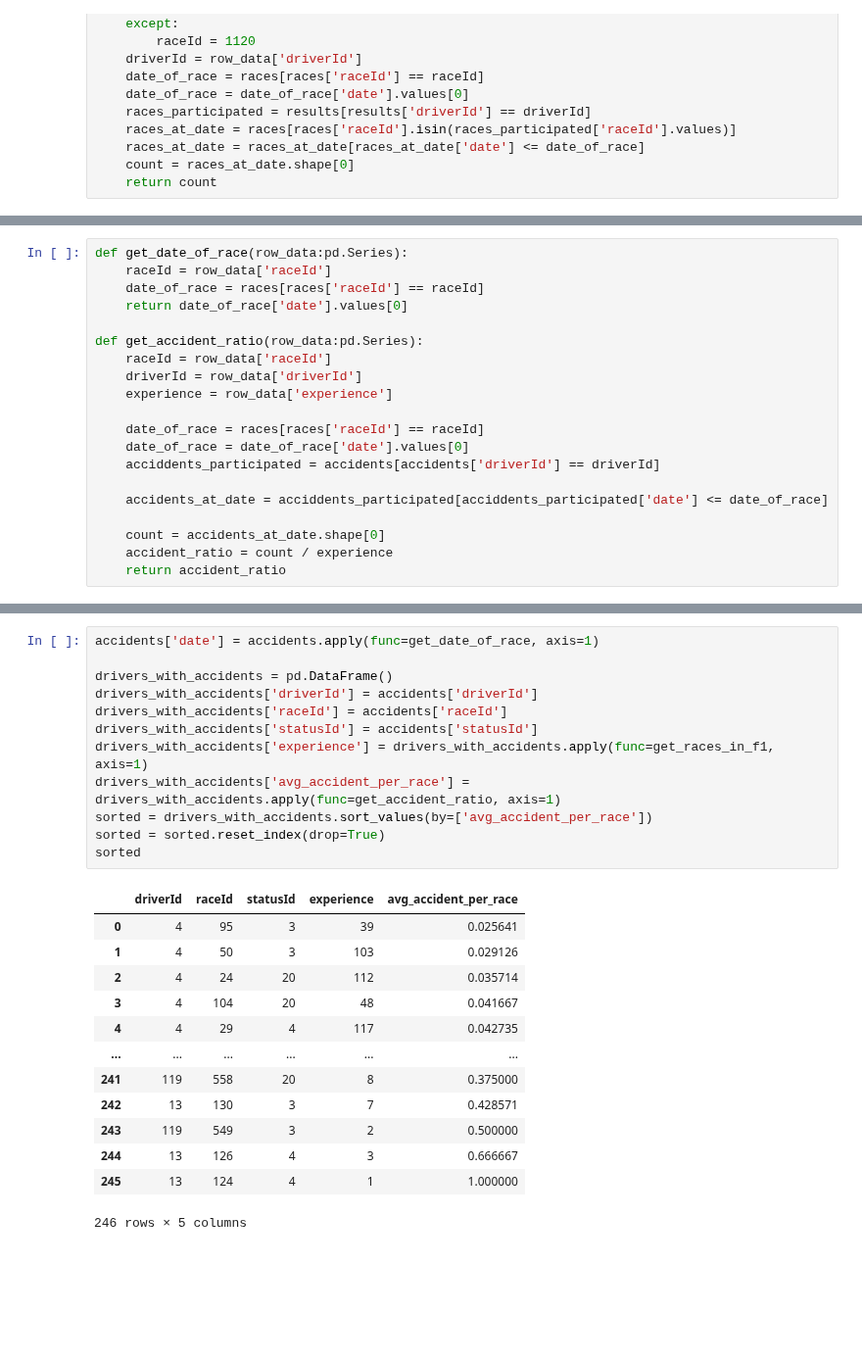
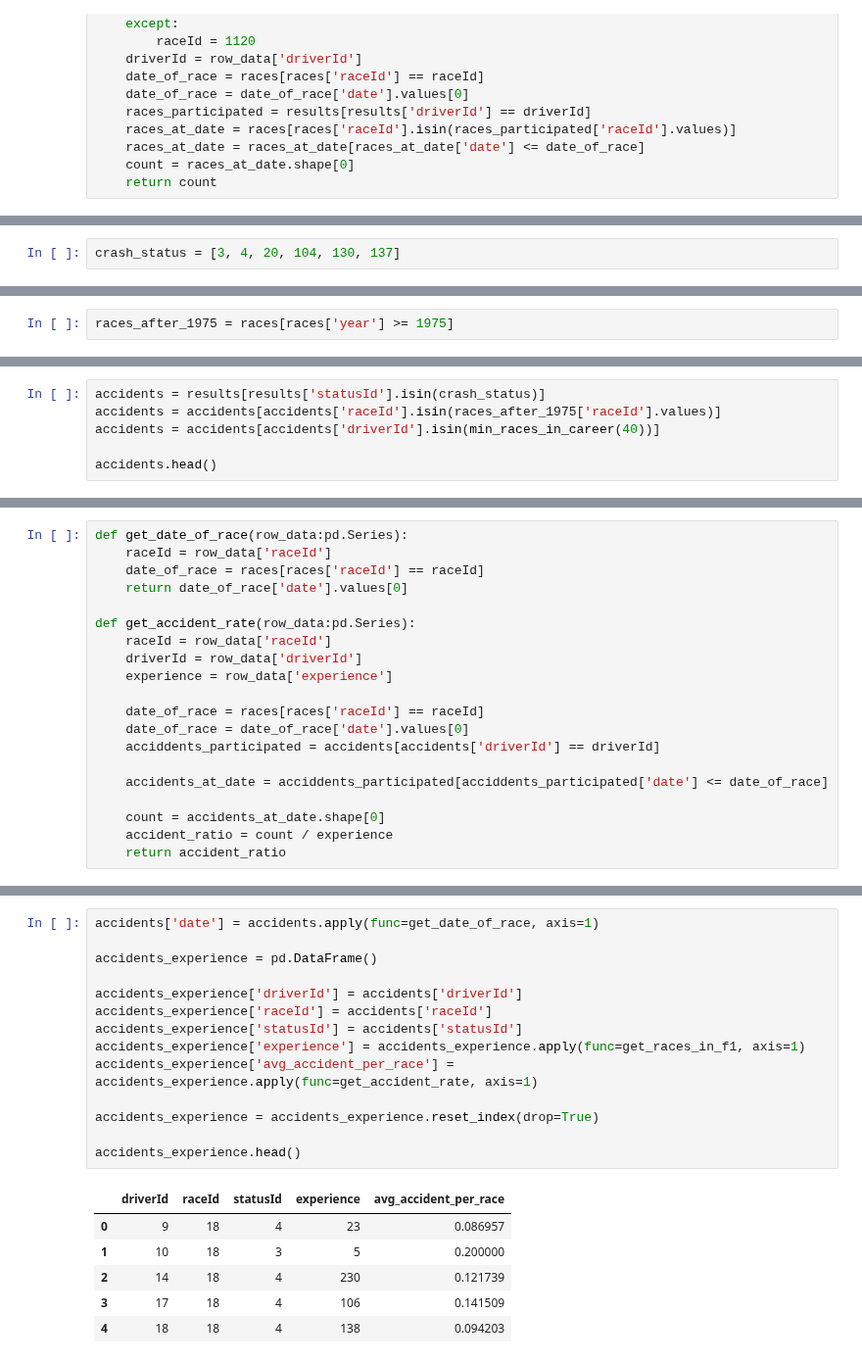
Before and after one commit to MatthewFoster02/The-Formula-Behind-Formula-1-Driven-By-Data, a Jupyter notebook: src/question_1.ipynb, the cells around one changed output, grey strips where cells are left out. Shown at 98% size. Saved outputs shown, nothing was run; the diff lists cells and outputs as text; blank space fills up the shorter version.

```diff
--- a/src/question_1.ipynb
+++ b/src/question_1.ipynb
@@ -109,0 +112,2 @@ def get_races_in_f1(row_data:pd.Series):
+# %%
+crash_status = [3, 4, 20, 104, 130, 137]
@@ -136,0 +125,2 @@ accidents.sort_values(by=['driverId'])
+# %%
+races_after_1975 = races[races['year'] >= 1975]
@@ -136,0 +129,6 @@ accidents.sort_values(by=['driverId'])
+# %%
+accidents = results[results['statusId'].isin(crash_status)]
+accidents = accidents[accidents['raceId'].isin(races_after_1975['raceId'].values)]
+accidents = accidents[accidents['driverId'].isin(min_races_in_career(40))]
+
+accidents.head()
@@ -140,7 +147,7 @@ def get_date_of_race(row_data:pd.Series):
     date_of_race = races[races['raceId'] == raceId]
     return date_of_race['date'].values[0]
 
-def get_accident_ratio(row_data:pd.Series):
+def get_accident_rate(row_data:pd.Series):
     raceId = row_data['raceId']
     driverId = row_data['driverId']
     experience = row_data['experience']
@@ -157,26 +166,21 @@ def get_accident_ratio(row_data:pd.Series):
 # %%
 accidents['date'] = accidents.apply(func=get_date_of_race, axis=1)
 
-drivers_with_accidents = pd.DataFrame()
-drivers_with_accidents['driverId'] = accidents['driverId']
-drivers_with_accidents['raceId'] = accidents['raceId']
-drivers_with_accidents['statusId'] = accidents['statusId']
-drivers_with_accidents['experience'] = drivers_with_accidents.apply(func=get_races_in_f1, axis=1)
-drivers_with_accidents['avg_accident_per_race'] = drivers_with_accidents.apply(func=get_accident_ratio, axis=1)
-sorted = drivers_with_accidents.sort_values(by=['avg_accident_per_race'])
-sorted = sorted.reset_index(drop=True)
-sorted
+accidents_experience = pd.DataFrame()
+
+accidents_experience['driverId'] = accidents['driverId']
+accidents_experience['raceId'] = accidents['raceId']
+accidents_experience['statusId'] = accidents['statusId']
+accidents_experience['experience'] = accidents_experience.apply(func=get_races_in_f1, axis=1)
+accidents_experience['avg_accident_per_race'] = accidents_experience.apply(func=get_accident_rate, axis=1)
+
+accidents_experience = accidents_experience.reset_index(drop=True)
+
+accidents_experience.head()
 # %% [output]
 |  | driverId | raceId | statusId | experience | avg_accident_per_race |
-| 0 | 4 | 95 | 3 | 39 | 0.025641 |
-| 1 | 4 | 50 | 3 | 103 | 0.029126 |
-| 2 | 4 | 24 | 20 | 112 | 0.035714 |
-| 3 | 4 | 104 | 20 | 48 | 0.041667 |
-| 4 | 4 | 29 | 4 | 117 | 0.042735 |
-| ... | ... | ... | ... | ... | ... |
-| 241 | 119 | 558 | 20 | 8 | 0.375000 |
-| 242 | 13 | 130 | 3 | 7 | 0.428571 |
-| 243 | 119 | 549 | 3 | 2 | 0.500000 |
-| 244 | 13 | 126 | 4 | 3 | 0.666667 |
-| 245 | 13 | 124 | 4 | 1 | 1.000000 |
+| 0 | 9 | 18 | 4 | 23 | 0.086957 |
+| 1 | 10 | 18 | 3 | 5 | 0.200000 |
+| 2 | 14 | 18 | 4 | 230 | 0.121739 |
+| 3 | 17 | 18 | 4 | 106 | 0.141509 |
+| 4 | 18 | 18 | 4 | 138 | 0.094203 |
-246 rows × 5 columns
```
Also changed, not shown: parts of 30 cells of this notebook.
